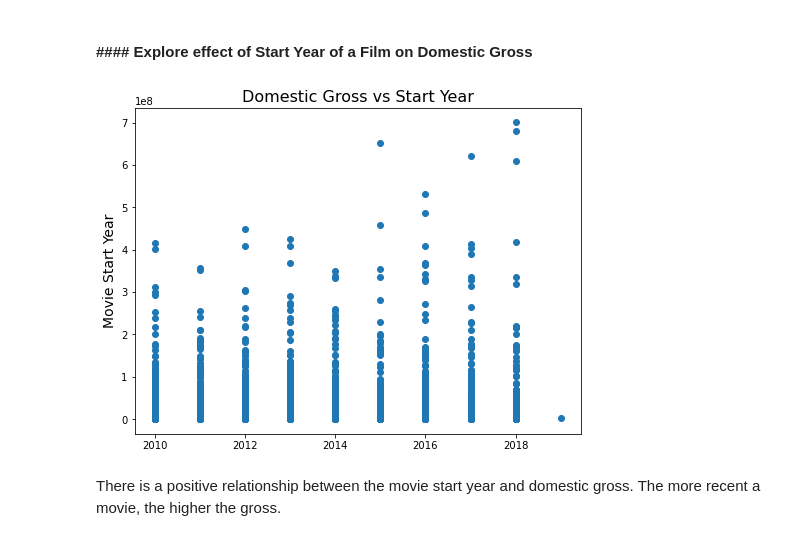
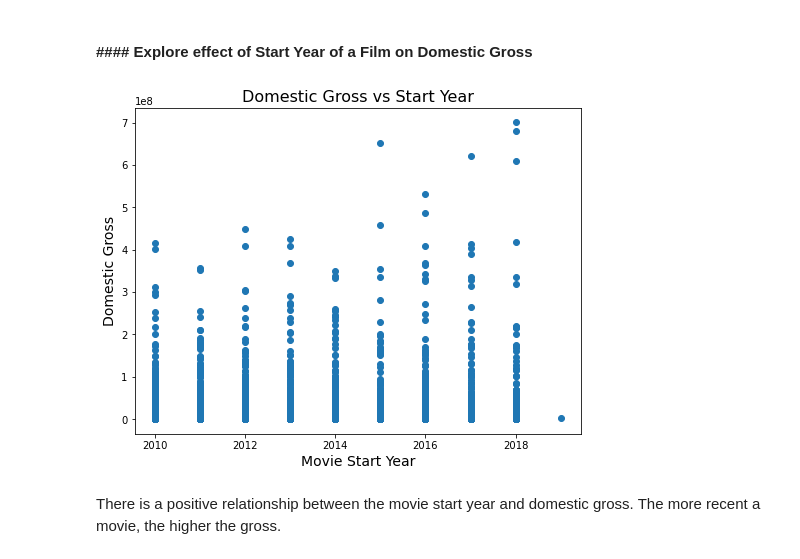
Before and after one commit to HKwirikia/dsc-phase-1-project-v2-4, a Jupyter notebook: student.ipynb, the cells around one changed output. Drawn from its saved outputs; the diff is of its cells as text; code cells hidden in the pictures.

```diff
--- a/student.ipynb
+++ b/student.ipynb
@@ -628,19 +628,19 @@ There is a positive relationship between domestic gross and average rating. As t
 # %%
 # plotting a scatterplot
 
 fig, ax= plt.subplots(figsize=(8,6))
 
 y = df['domestic_gross']
 x = df['start_year']
 
 ax.scatter(x,y)
 
 ax.set_title('Domestic Gross vs Start Year', fontsize=16)
 ax.set_ylabel("Domestic Gross",fontsize=14)
-ax.set_ylabel("Movie Start Year", fontsize=14)
+ax.set_xlabel("Movie Start Year", fontsize=14)
 fig.savefig('Domestic Gross vs Start Year.png');
 # %% [output]
-[figure, old version]
+[figure, new version]
 # %% [markdown]
 There is a positive relationship between the movie start year and domestic gross. The more recent a movie, the higher the gross.
 # %% [markdown]
```
Also changed, not shown: parts of 3 cells of this notebook.
